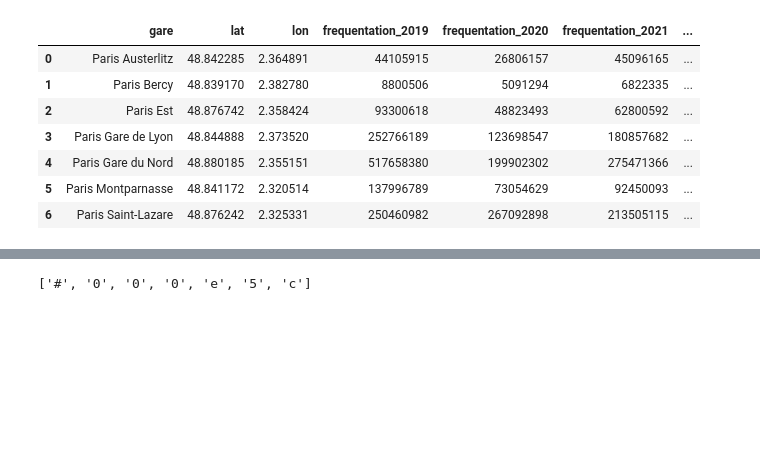
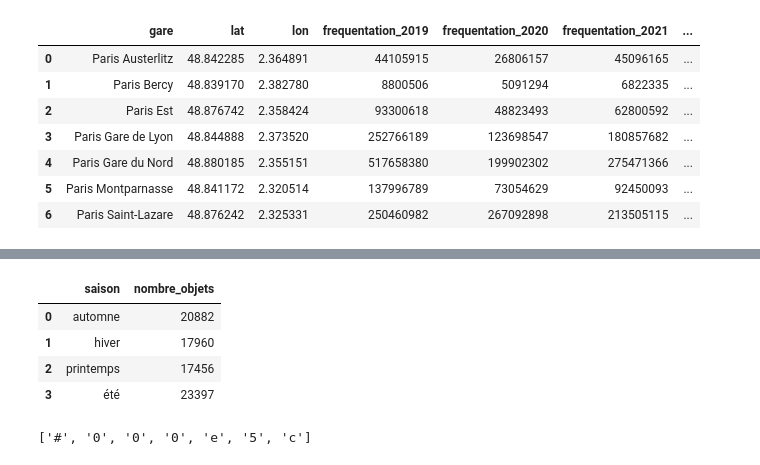
Before and after one commit to davidbreau/sncf, a Jupyter notebook: visu.ipynb, the cells around one changed output, grey strips where cells are left out. Cells and saved outputs as stored; diff of their text form; code cells hidden in the pictures; blank space fills up the shorter version.

```diff
--- a/visu.ipynb
+++ b/visu.ipynb
@@ -80,3 +81,36 @@ df_filtre
+# %%
+def get_season(date_str):
+    year = int(date_str[-4:])
+    date = pd.to_datetime(date_str, format='%d/%m/%Y')
+    month = date.month
+    day = date.day
+
+    if month == 12 and day == 31:
+        return 'hiver'
+
+    season_boundaries = [
+        {'start': pd.to_datetime(f'20/12/{year-1}', format='%d/%m/%Y'), 'end': pd.to_datetime(f'20/03/{year}', format='%d/%m/%Y'), 'season': 'hiver'},
+        {'start': pd.to_datetime(f'21/03/{year}', format='%d/%m/%Y'), 'end': pd.to_datetime(f'20/06/{year}', format='%d/%m/%Y'), 'season': 'printemps'},
+        {'start': pd.to_datetime(f'21/06/{year}', format='%d/%m/%Y'), 'end': pd.to_datetime(f'20/09/{year}', format='%d/%m/%Y'), 'season': 'été'},
+        {'start': pd.to_datetime(f'21/09/{year}', format='%d/%m/%Y'), 'end': pd.to_datetime(f'20/12/{year}', format='%d/%m/%Y'), 'season': 'automne'}
+    ]
+
+    for boundary in season_boundaries:
+        if boundary['start'] <= date <= boundary['end']:
+            return boundary['season']
+
+
+df['saison'] = df['date'].apply(get_season)
+df.to_csv('liste_objets_avec_saison.csv')
+# %%
+df_season = df.groupby('saison')['nombre_objets'].sum().reset_index()
+df_season
+# %% [output]
+|  | saison | nombre_objets |
+| 0 | automne | 20882 |
+| 1 | hiver | 17960 |
+| 2 | printemps | 17456 |
+| 3 | été | 23397 |
 # %%
 import colorcet as cc
 
```
Also changed, not shown: parts of 1 cell of this notebook, 5 other files.
